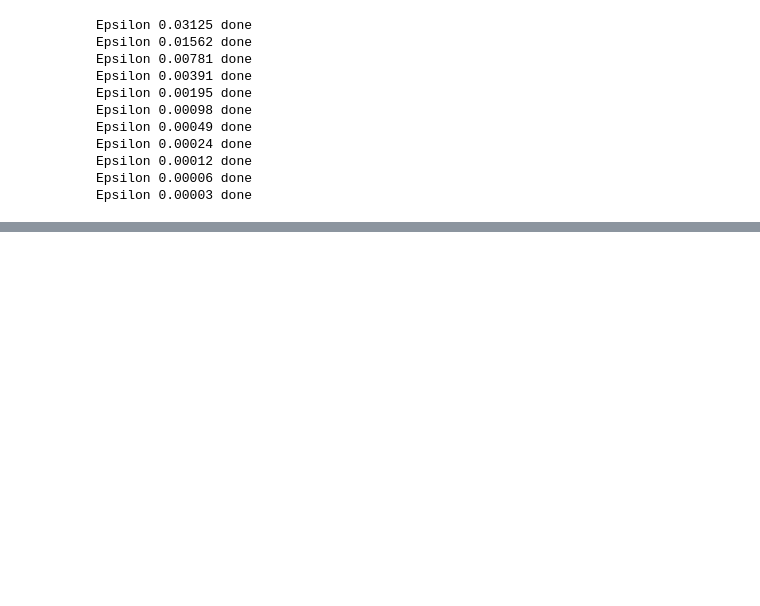
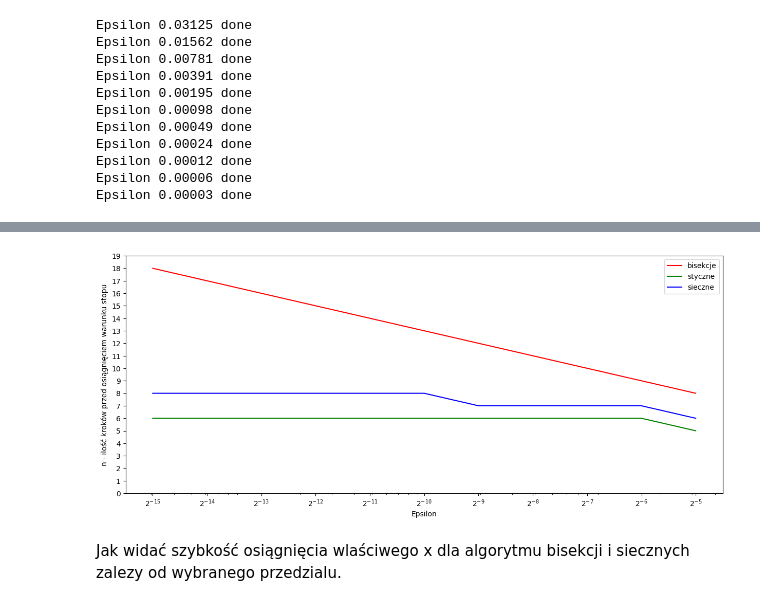
Before and after one commit to KsawerySmoczynski/elementy-metod-numerycznych, a Jupyter notebook: Lab3/zmlab3_zadania_i_odpowiedzi.ipynb, the cells around one changed output, grey strips where cells are left out. Saved outputs shown, nothing was run; the diff lists cells and outputs as text; code cells hidden in the pictures; blank space fills up the shorter version.

```diff
--- a/Lab3/zmlab3_zadania_i_odpowiedzi.ipynb
+++ b/Lab3/zmlab3_zadania_i_odpowiedzi.ipynb
@@ -362,0 +358,20 @@ Metoda stycznych nie zbiega, jak widać dla metody siecznych oraz bisekcji, wraz
+# %%
+x_1 = 10
+
+bisekcje = []
+styczne = []
+sieczne = []
+for epsilon in epsilons:
+    bisekcje.append(bisekcja(f, x_0, x_1, M, delta, epsilon))
+    # print("bisekcja")
+    styczne.append(styczna(f, x_0, M, delta, epsilon, f_prime))
+    # print("styczna")
+    sieczne.append(sieczna(f, x_0, x_1, M, delta, epsilon))
+    # print("sieczna")
+    print(f"Epsilon {epsilon:.5f} done")
+
+
+n_bisekcje = np.array(bisekcje)[:, 1]
+n_styczne = np.array(styczne)[:, 1]
+n_sieczne = np.array(sieczne)[:, 1]
+n_bisekcje, n_styczne, n_sieczne
@@ -362,0 +393,19 @@ Metoda stycznych nie zbiega, jak widać dla metody siecznych oraz bisekcji, wraz
+# %%
+import matplotlib.pyplot as plt
+
+fix, ax = plt.subplots(figsize=(15, 6))
+ax.plot(epsilons, n_bisekcje, c="r", label="bisekcje")
+ax.plot(epsilons, n_styczne, c="g", label="styczne")
+ax.plot(epsilons, n_sieczne, c="b", label="sieczne")
+ax.set_xlabel("Epsilon")
+ax.set_ylabel("n - ilość kroków przed osiągnięciem warunku stopu")
+ax.set_xscale("log")
+ax.legend()
+ax.set_yticks(np.arange(0, np.concatenate([n_bisekcje, n_sieczne, n_styczne]).max()+2))
+ax.set_xticks(list(reversed(epsilons)))
+ax.set_xticklabels([fr"$2^{{{j:.0f}}}$" for j in reversed(np.log2(epsilons))])
+plt.show()
+# %% [output]
+[figure, added]
+# %% [markdown]
+Jak widać szybkość osiągnięcia wlaściwego x dla algorytmu bisekcji i siecznych zalezy od wybranego przedzialu.
```
Also changed, not shown: parts of 9 cells of this notebook.
